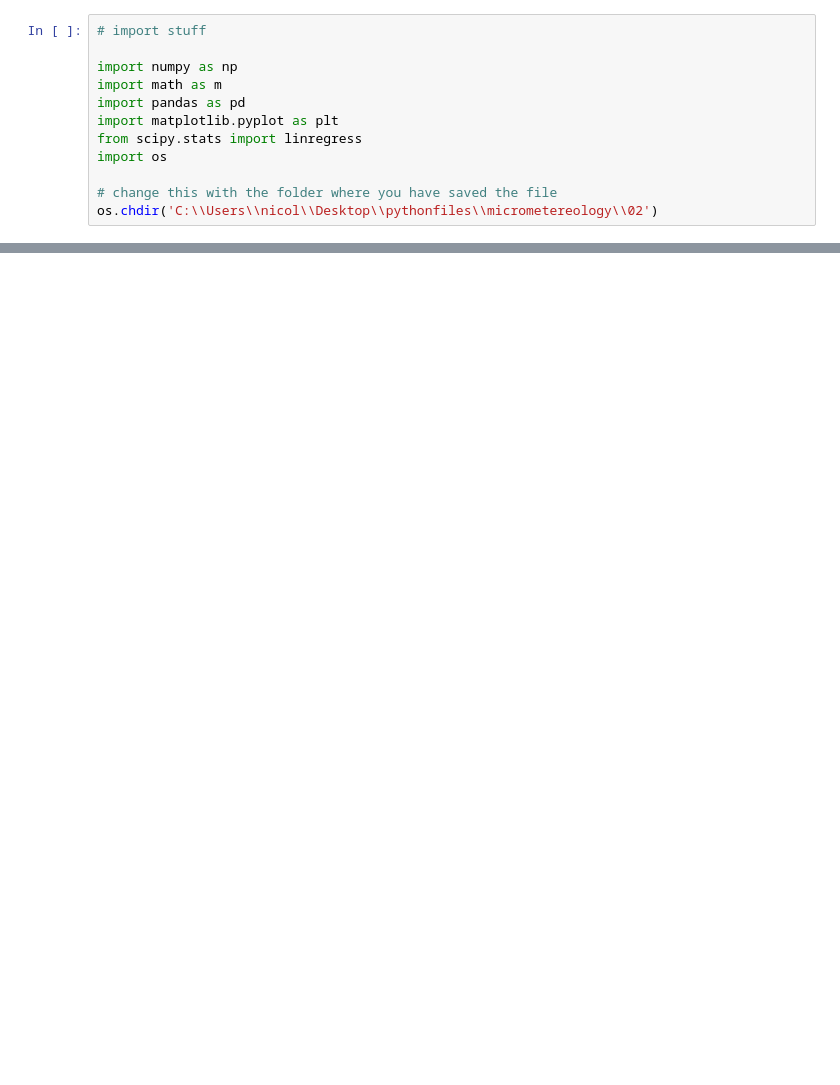
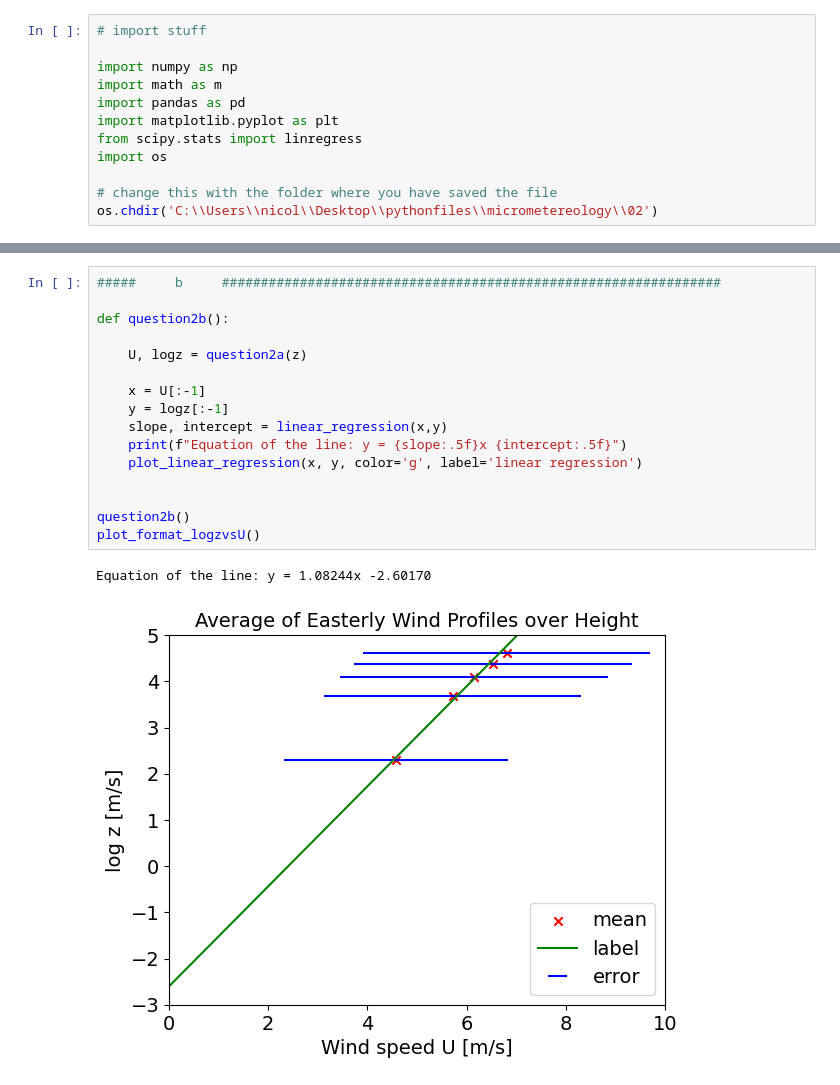
Before and after one commit to nicolaquaia/micrometereology, a Jupyter notebook: 02/assignment2_notebook.ipynb, the cells around one changed output, grey strips where cells are left out. Saved outputs shown, nothing was run; the diff lists cells and outputs as text; blank space fills up the shorter version.

```diff
--- a/02/assignment2_notebook.ipynb
+++ b/02/assignment2_notebook.ipynb
@@ -175,0 +170,19 @@ Equation of the line: y = 1.08244x -2.60170
+# %%
+#####     b     ################################################################
+
+def question2b():
+
+    U, logz = question2a(z)
+
+    x = U[:-1]
+    y = logz[:-1]
+    slope, intercept = linear_regression(x,y)
+    print(f"Equation of the line: y = {slope:.5f}x {intercept:.5f}")
+    plot_linear_regression(x, y, color='g', label='linear regression')
+
+
+question2b()
+plot_format_logzvsU()
+# %% [output]
+Equation of the line: y = 1.08244x -2.60170
+[figure, added]
```
Also changed, not shown: parts of 12 cells of this notebook.
